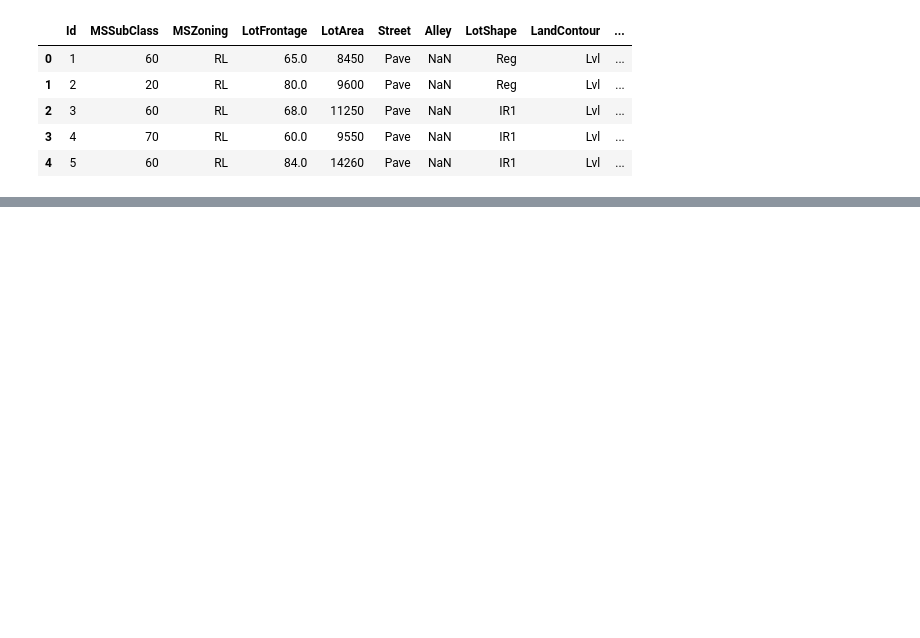
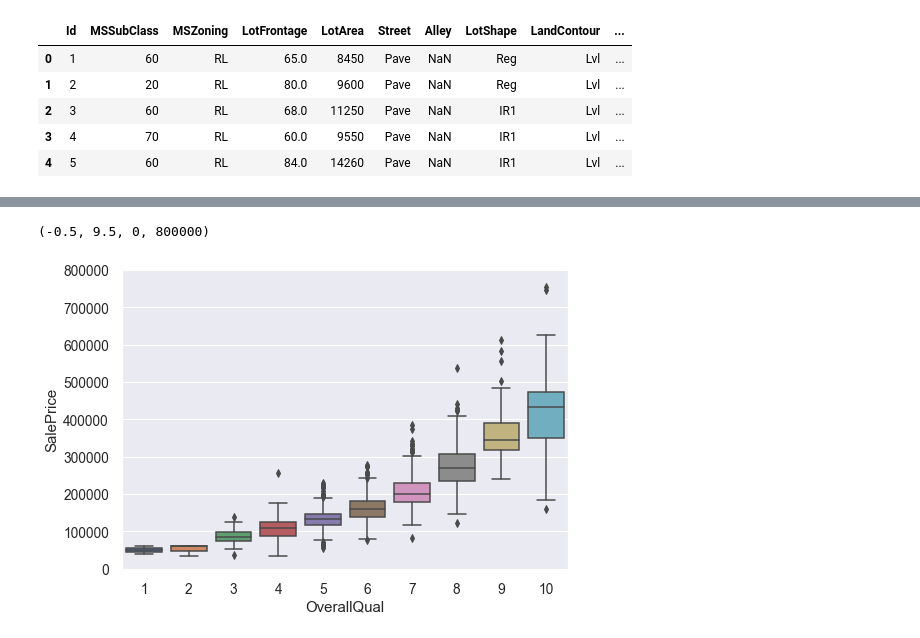
Before and after one commit to ktread/SurrealEstates, a Jupyter notebook: Chung/Preprocessing.ipynb, the cells around one changed output, grey strips where cells are left out. Saved outputs shown, nothing was run; the diff lists cells and outputs as text; code cells hidden in the pictures; blank space fills up the shorter version.

```diff
--- a/Chung/Preprocessing.ipynb
+++ b/Chung/Preprocessing.ipynb
@@ -46,0 +53,6 @@ sns.distplot(df_train['SalePrice'])
+# %%
+sns.boxplot(df_train.OverallQual, df_train.SalePrice)
+plt.axis(ymin=0, ymax=800000)
+# %% [output]
+(-0.5, 9.5, 0, 800000)
+[figure, added]
```
Also changed, not shown: parts of 65 cells of this notebook, 3 other files.
